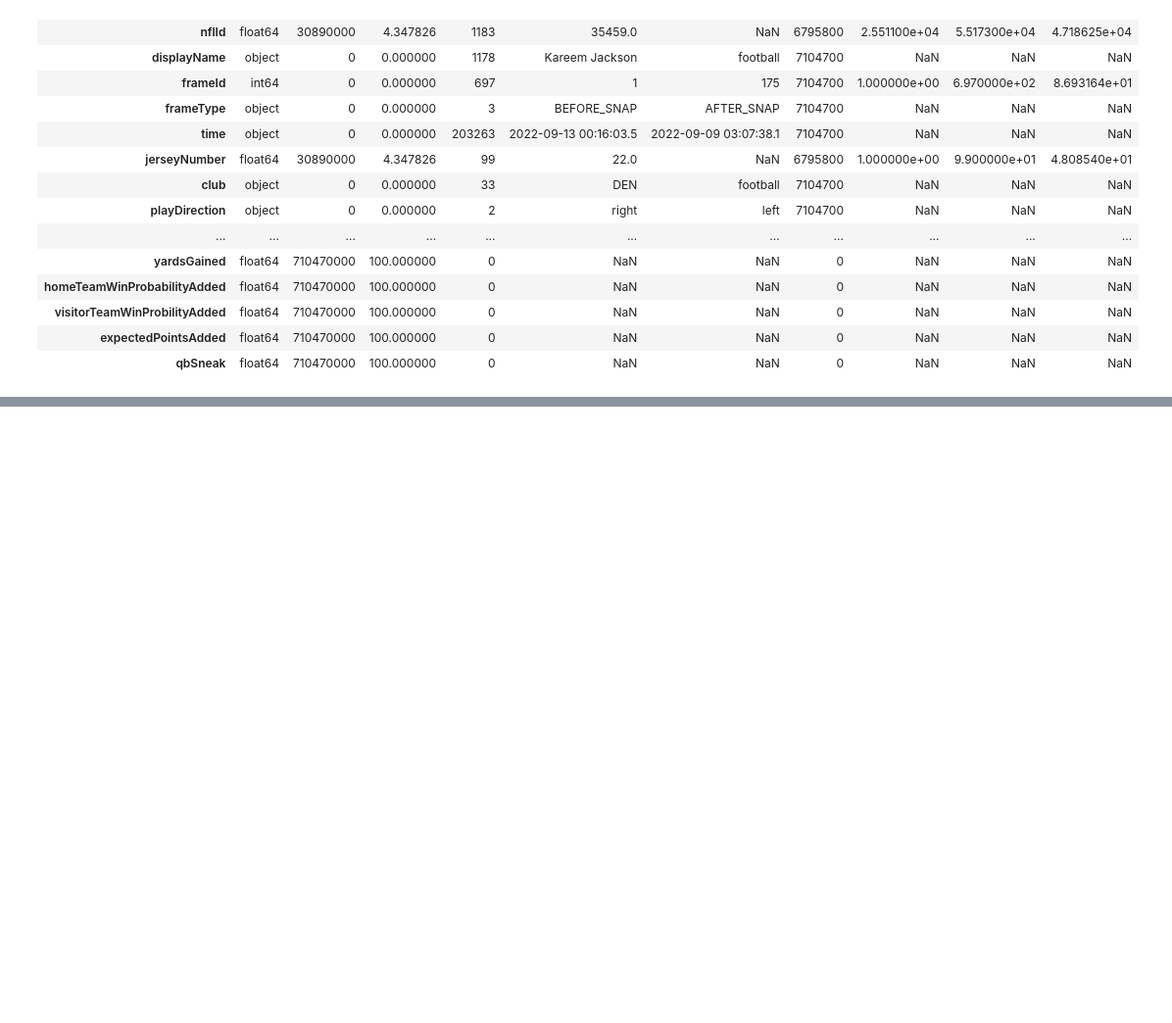
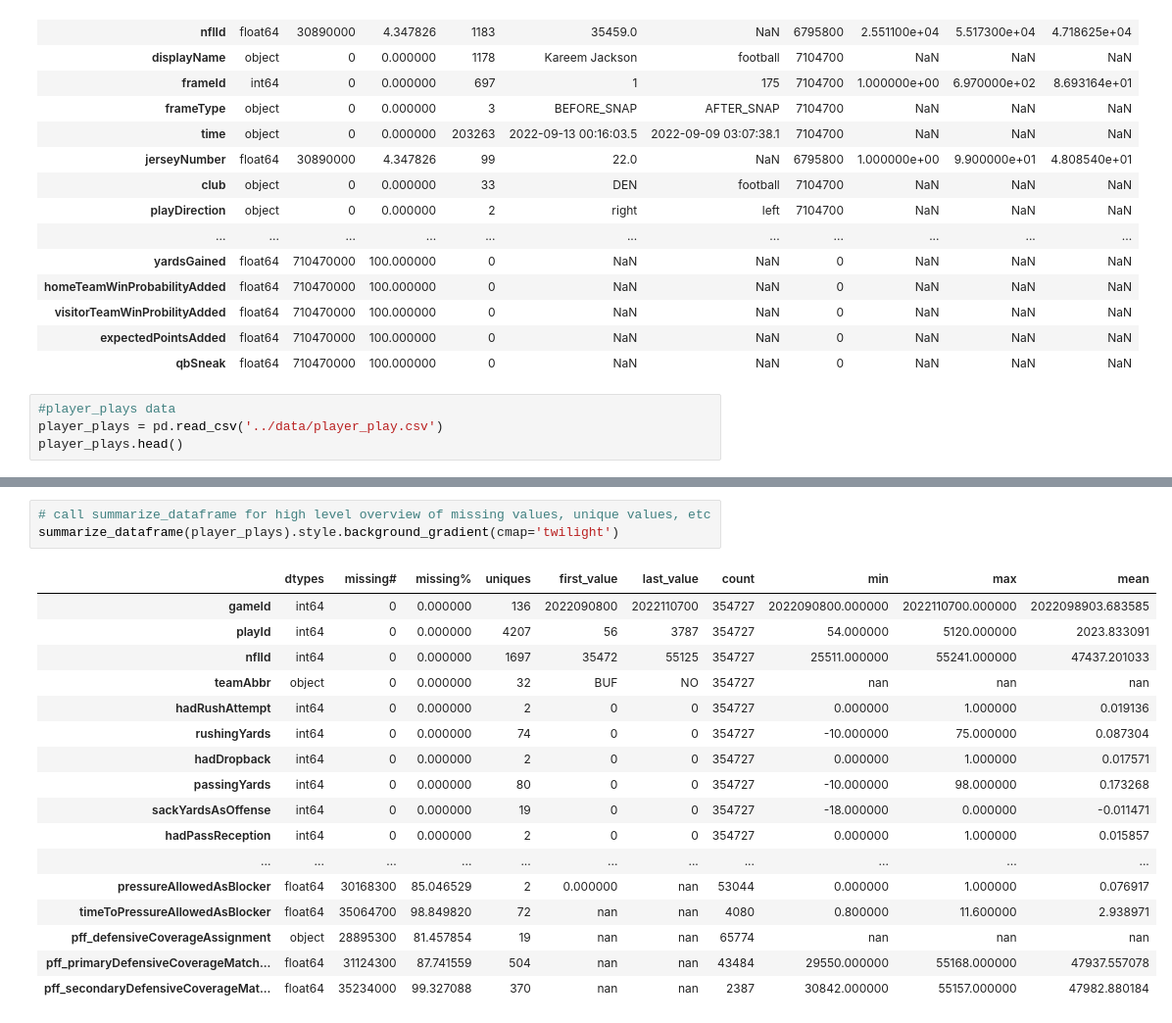
Before and after one commit to letriandrew/Anticipating-the-Defense, a Jupyter notebook: code/data_check.ipynb, the cells around one changed output, grey strips where cells are left out. Shown: that part at 98% size. Cells and saved outputs as stored; diff of their text form; blank space fills up the shorter version.

```diff
--- a/code/data_check.ipynb
+++ b/code/data_check.ipynb
@@ -405,3 +430,7 @@ summarize_dataframe(finalweek1)
 | visitorTeamWinProbilityAdded | float64 | 710470000 | 100.000000 | 0 | NaN | NaN | 0 | NaN | NaN | NaN |
 | expectedPointsAdded | float64 | 710470000 | 100.000000 | 0 | NaN | NaN | 0 | NaN | NaN | NaN |
 | qbSneak | float64 | 710470000 | 100.000000 | 0 | NaN | NaN | 0 | NaN | NaN | NaN |
+# %%
+#player_plays data
+player_plays = pd.read_csv('../data/player_play.csv')
+player_plays.head()
@@ -407,0 +468,21 @@ summarize_dataframe(finalweek1)
+# %%
+# call summarize_dataframe for high level overview of missing values, unique values, etc
+summarize_dataframe(player_plays).style.background_gradient(cmap='twilight')
+# %% [output]
+|  | dtypes | missing# | missing% | uniques | first_value | last_value | count | min | max | mean |
+| gameId | int64 | 0 | 0.000000 | 136 | 2022090800 | 2022110700 | 354727 | 2022090800.000000 | 2022110700.000000 | 2022098903.683585 |
+| playId | int64 | 0 | 0.000000 | 4207 | 56 | 3787 | 354727 | 54.000000 | 5120.000000 | 2023.833091 |
+| nflId | int64 | 0 | 0.000000 | 1697 | 35472 | 55125 | 354727 | 25511.000000 | 55241.000000 | 47437.201033 |
+| teamAbbr | object | 0 | 0.000000 | 32 | BUF | NO | 354727 | nan | nan | nan |
+| hadRushAttempt | int64 | 0 | 0.000000 | 2 | 0 | 0 | 354727 | 0.000000 | 1.000000 | 0.019136 |
+| rushingYards | int64 | 0 | 0.000000 | 74 | 0 | 0 | 354727 | -10.000000 | 75.000000 | 0.087304 |
+| hadDropback | int64 | 0 | 0.000000 | 2 | 0 | 0 | 354727 | 0.000000 | 1.000000 | 0.017571 |
+| passingYards | int64 | 0 | 0.000000 | 80 | 0 | 0 | 354727 | -10.000000 | 98.000000 | 0.173268 |
+| sackYardsAsOffense | int64 | 0 | 0.000000 | 19 | 0 | 0 | 354727 | -18.000000 | 0.000000 | -0.011471 |
+| hadPassReception | int64 | 0 | 0.000000 | 2 | 0 | 0 | 354727 | 0.000000 | 1.000000 | 0.015857 |
+| ... | ... | ... | ... | ... | ... | ... | ... | ... | ... | ... |
+| pressureAllowedAsBlocker | float64 | 30168300 | 85.046529 | 2 | 0.000000 | nan | 53044 | 0.000000 | 1.000000 | 0.076917 |
+| timeToPressureAllowedAsBlocker | float64 | 35064700 | 98.849820 | 72 | nan | nan | 4080 | 0.800000 | 11.600000 | 2.938971 |
+| pff_defensiveCoverageAssignment | object | 28895300 | 81.457854 | 19 | nan | nan | 65774 | nan | nan | nan |
+| pff_primaryDefensiveCoverageMatch... | float64 | 31124300 | 87.741559 | 504 | nan | nan | 43484 | 29550.000000 | 55168.000000 | 47937.557078 |
+| pff_secondaryDefensiveCoverageMat... | float64 | 35234000 | 99.327088 | 370 | nan | nan | 2387 | 30842.000000 | 55157.000000 | 47982.880184 |
```
Also changed, not shown: parts of 3 cells of this notebook, 1 other file.
